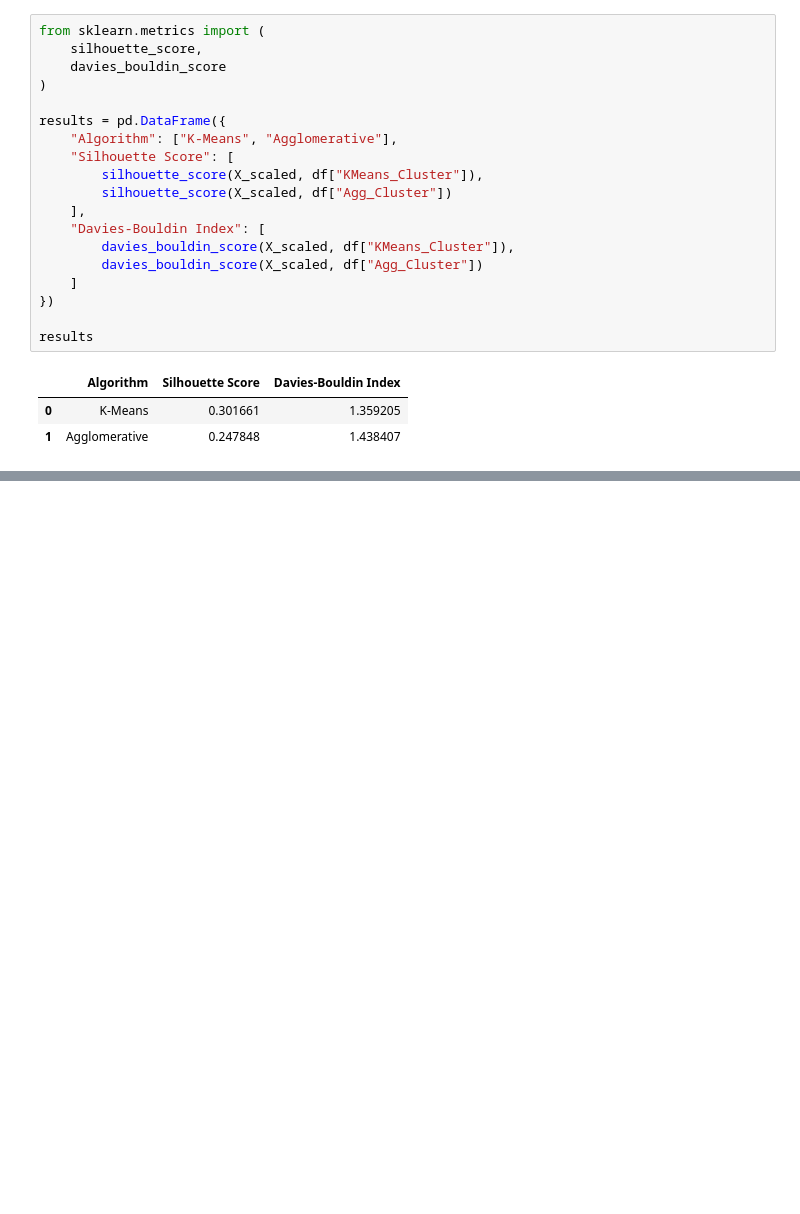
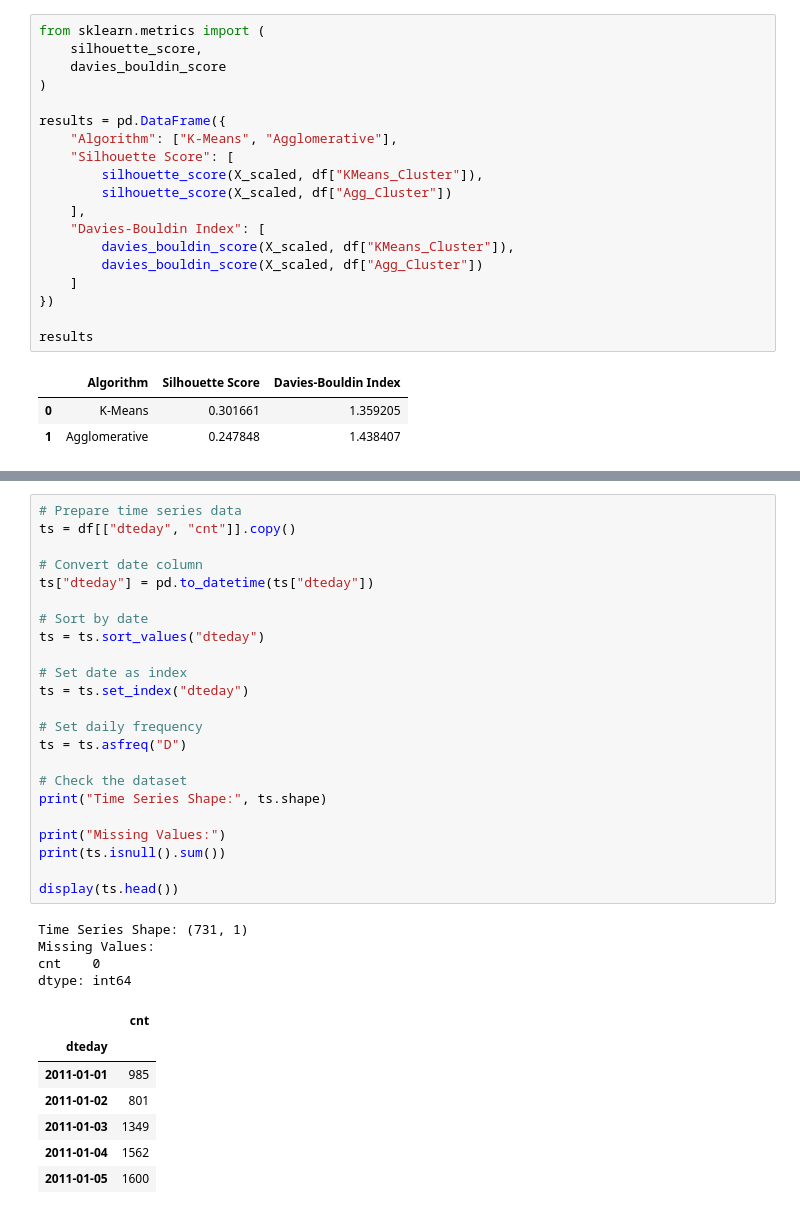
Before and after one commit to 2026059-rgb/CA1-2026059, a Jupyter notebook: notebooks/Khishigjargal_Burmaa_ca1-machine_learning_for_business.ipynb, the cells around one changed output, grey strips where cells are left out. Saved outputs shown, nothing was run; the diff lists cells and outputs as text; blank space fills up the shorter version.

```diff
--- a/notebooks/Khishigjargal_Burmaa_ca1-machine_learning_for_business.ipynb
+++ b/notebooks/Khishigjargal_Burmaa_ca1-machine_learning_for_business.ipynb
@@ -433,0 +502,35 @@ results
+# %%
+# Prepare time series data
+ts = df[["dteday", "cnt"]].copy()
+
+# Convert date column
+ts["dteday"] = pd.to_datetime(ts["dteday"])
+
+# Sort by date
+ts = ts.sort_values("dteday")
+
+# Set date as index
+ts = ts.set_index("dteday")
+
+# Set daily frequency
+ts = ts.asfreq("D")
+
+# Check the dataset
+print("Time Series Shape:", ts.shape)
+
+print("Missing Values:")
+print(ts.isnull().sum())
+
+display(ts.head())
+# %% [output]
+Time Series Shape: (731, 1)
+Missing Values:
+cnt    0
+dtype: int64
+|  | cnt |
+| dteday |  |
+| 2011-01-01 | 985 |
+| 2011-01-02 | 801 |
+| 2011-01-03 | 1349 |
+| 2011-01-04 | 1562 |
+| 2011-01-05 | 1600 |
```
Also changed, not shown: parts of 23 cells of this notebook.
